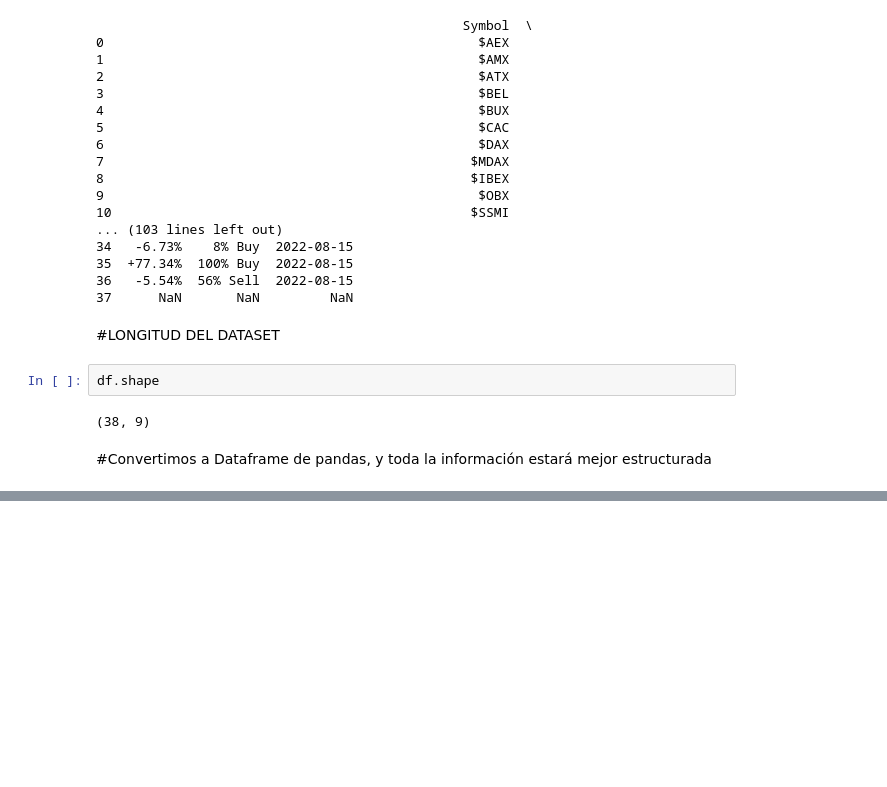
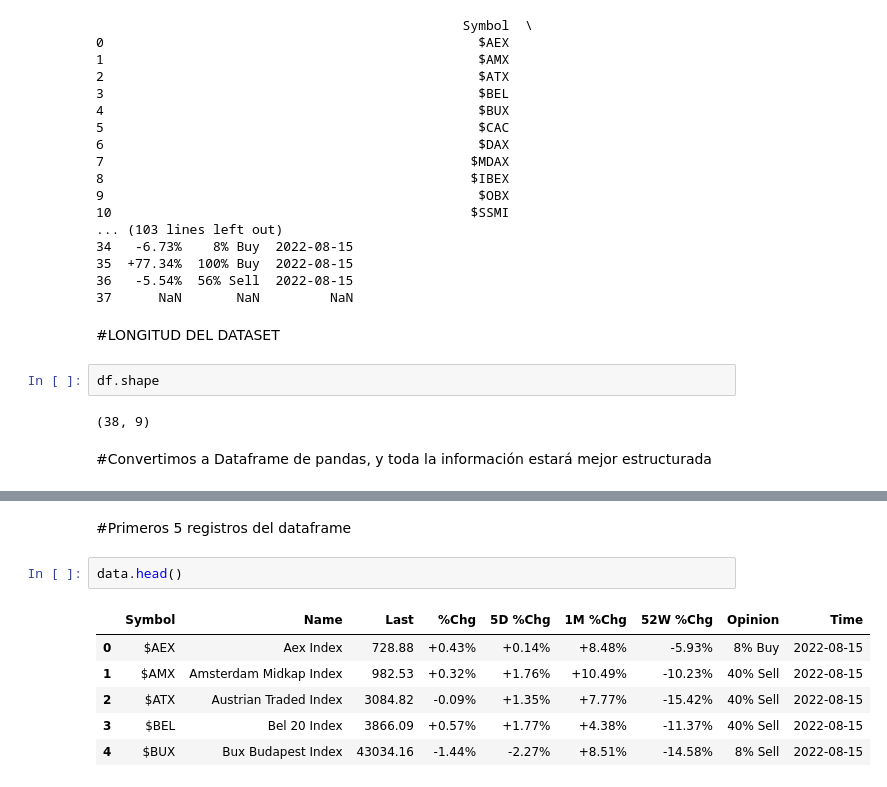
Before and after one commit to jmmartinnu2/OpenBBTerminal, a Jupyter notebook: data_finanzas.ipynb, the cells around one changed output, grey strips where cells are left out. Cells and saved outputs as stored; diff of their text form; blank space fills up the shorter version.

```diff
--- a/data_finanzas.ipynb
+++ b/data_finanzas.ipynb
@@ -59,0 +136,11 @@ data
+# %% [markdown]
+#Primeros 5 registros del dataframe
+# %%
+data.head()
+# %% [output]
+|  | Symbol | Name | Last | %Chg | 5D %Chg | 1M %Chg | 52W %Chg | Opinion | Time |
+| 0 | $AEX | Aex Index | 728.88 | +0.43% | +0.14% | +8.48% | -5.93% | 8% Buy | 2022-08-15 |
+| 1 | $AMX | Amsterdam Midkap Index | 982.53 | +0.32% | +1.76% | +10.49% | -10.23% | 40% Sell | 2022-08-15 |
+| 2 | $ATX | Austrian Traded Index | 3084.82 | -0.09% | +1.35% | +7.77% | -15.42% | 40% Sell | 2022-08-15 |
+| 3 | $BEL | Bel 20 Index | 3866.09 | +0.57% | +1.77% | +4.38% | -11.37% | 40% Sell | 2022-08-15 |
+| 4 | $BUX | Bux Budapest Index | 43034.16 | -1.44% | -2.27% | +8.51% | -14.58% | 8% Sell | 2022-08-15 |
```
Also changed, not shown: parts of 19 cells of this notebook.
